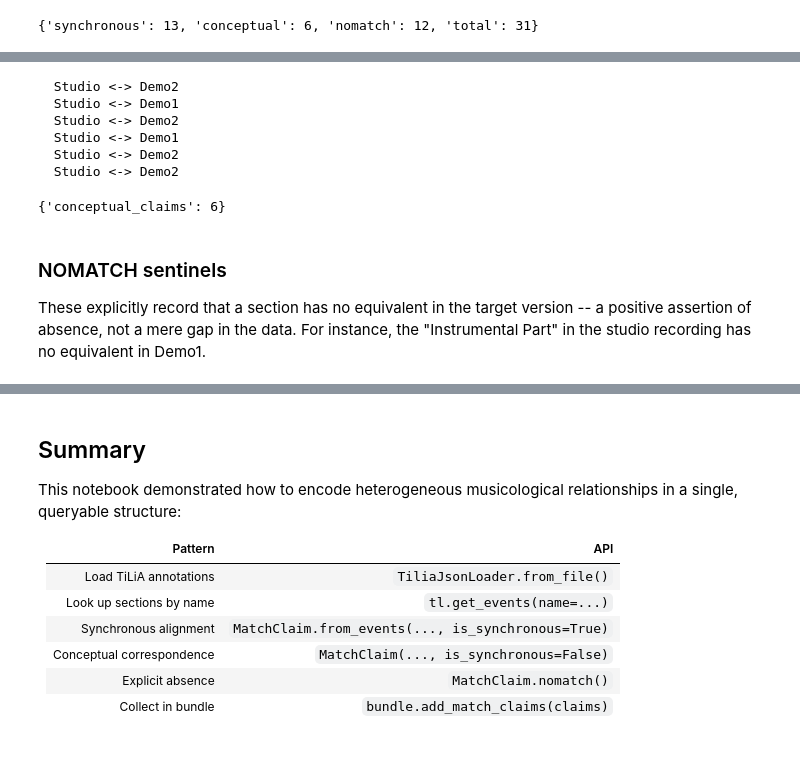
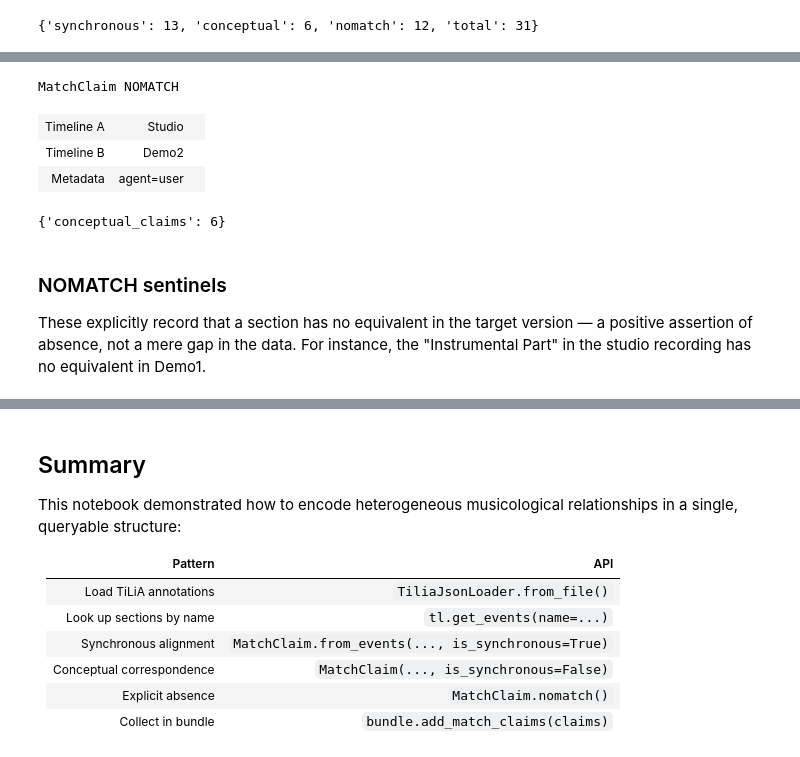
Before and after one commit to TimeToAlign/timetoalign, a Jupyter notebook: docs/page/howto/how04_hendrix_song_genesis.ipynb, the cells around one changed output, grey strips where cells are left out. Drawn from its saved outputs; the diff is of its cells as text; code cells hidden in the pictures.

```diff
--- a/docs/page/howto/how04_hendrix_song_genesis.ipynb
+++ b/docs/page/howto/how04_hendrix_song_genesis.ipynb
@@ -248,22 +242,21 @@ These record structural equivalence without temporal commitment -- for
 instance, "both versions have an Intro" without asserting that the intros
 can be aligned beat-by-beat.
+# %%
+# Display an example conceptual claim (no coordinates, just timeline connection)
+conceptual_claims[0] if conceptual_claims else "No conceptual claims"
+# %% [output]
+MatchClaim NOMATCH
+| Timeline A | Studio |  |
+| Timeline B | Demo2 |  |
+| Metadata | agent=user |  |
 # %%
-for c in conceptual_claims:
-    print(f"  {c.timeline_a_id} <-> {c.timeline_b_id}")
-
 {"conceptual_claims": len(conceptual_claims)}
 # %% [output]
-  Studio <-> Demo2
-  Studio <-> Demo1
-  Studio <-> Demo2
-  Studio <-> Demo1
-  Studio <-> Demo2
-  Studio <-> Demo2
+{'conceptual_claims': 6}
-{'conceptual_claims': 6}
 # %% [markdown]
 ### NOMATCH sentinels
 
 These explicitly record that a section has no equivalent in the target
-version -- a positive assertion of absence, not a mere gap in the data.
+version — a positive assertion of absence, not a mere gap in the data.
 For instance, the "Instrumental Part" in the studio recording has no
 equivalent in Demo1.
```
Also changed, not shown: parts of 8 cells of this notebook, 14 other files.
